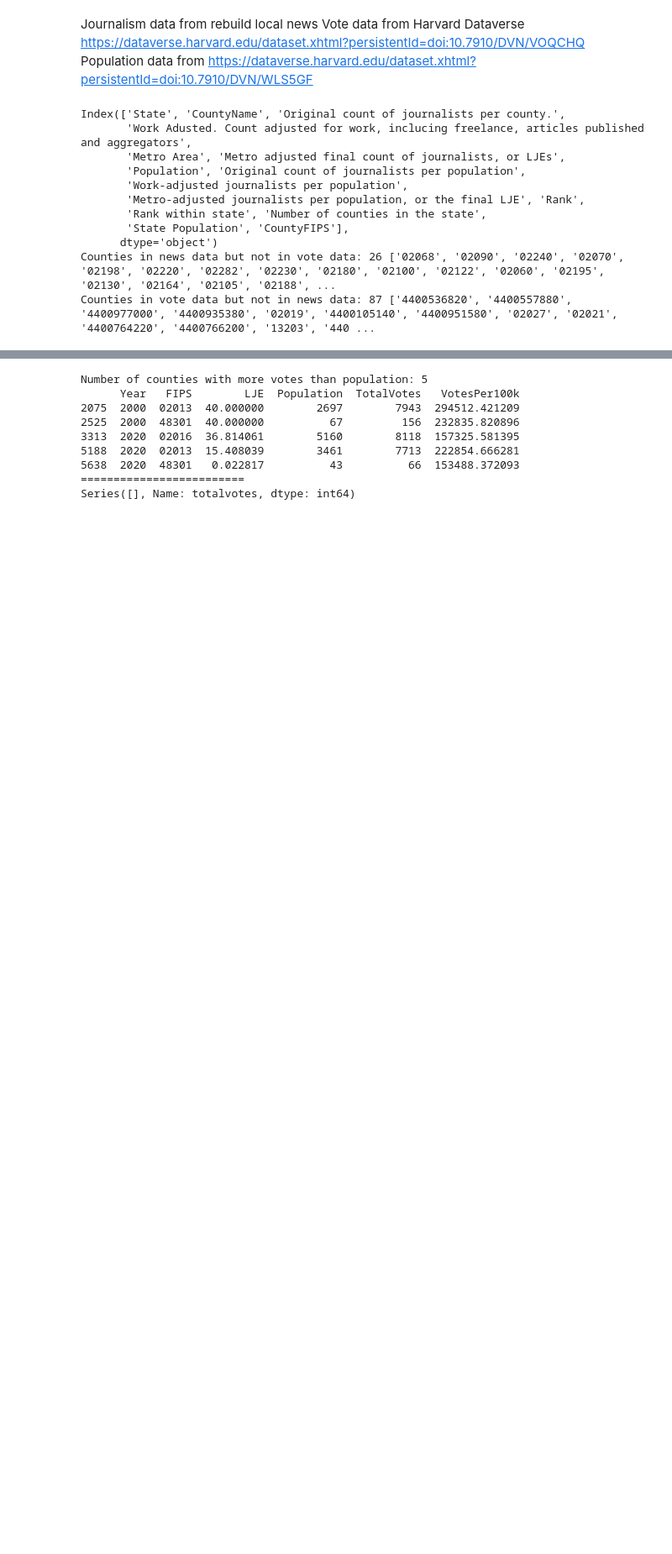
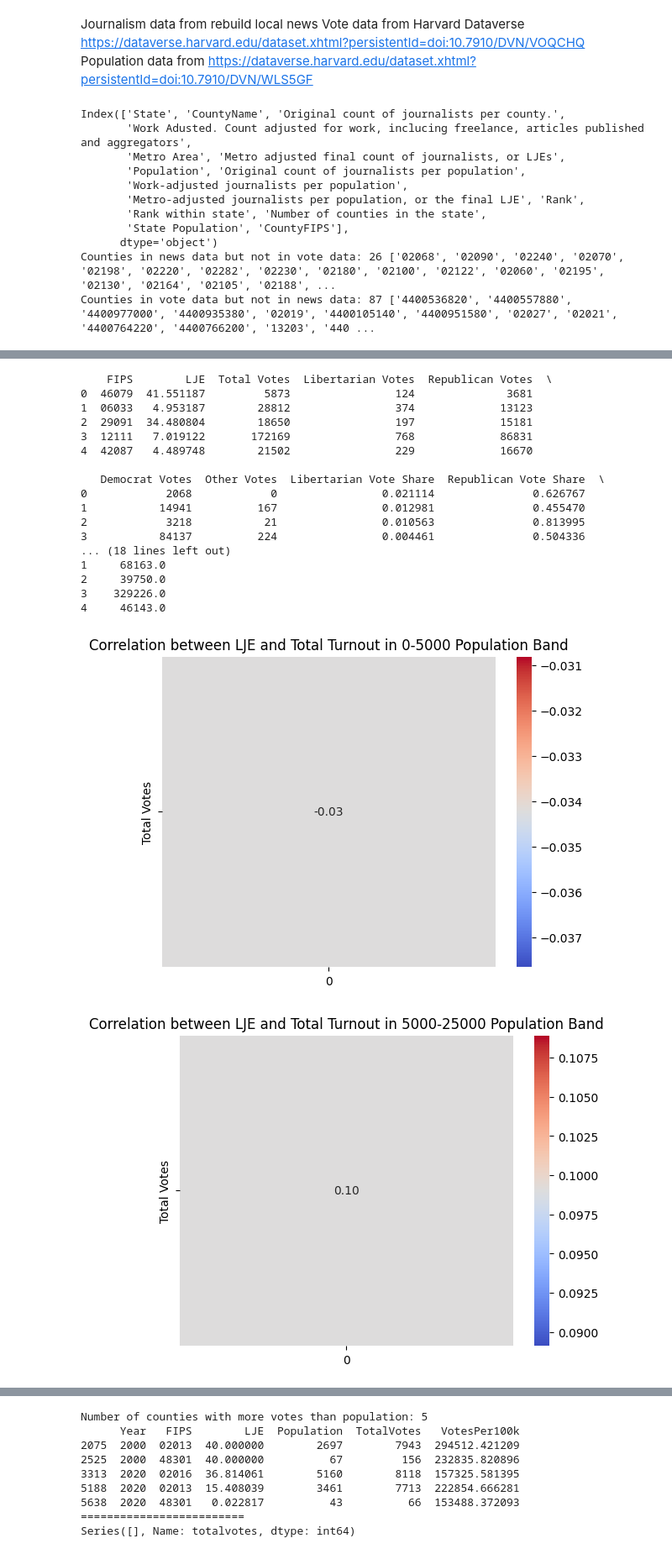
Before and after one commit to abemo/news, a Jupyter notebook: analysis.ipynb, the cells around one changed output, grey strips where cells are left out. Shown at 84% size. Saved outputs shown, nothing was run; the diff lists cells and outputs as text; code cells hidden in the pictures; blank space fills up the shorter version.

```diff
--- a/analysis.ipynb
+++ b/analysis.ipynb
@@ -114,0 +172,39 @@ plt.show()
+# %%
+for band, (lower, higher) in population_bands.items():
+    banded_turnout_data = data[(data['population'] >= lower) & (data['population'] < higher)]
+    # does LJE correlate with vote shares in this band?
+    banded_correlation = banded_turnout_data[['Libertarian Vote Share', 'Republican Vote Share', 'Democrat Vote Share', 'Other Vote Share']].corrwith(banded_turnout_data['LJE'])
+    sns.heatmap(banded_correlation.to_frame(), annot=True, cmap='coolwarm', fmt='.2f')
+    plt.title(f'Correlation between LJE and Vote Shares in {band} Population Band')
+    plt.show()
+# %%
+# how does the LJE affect total turnout in each population band?
+print(data.head())
+# banded_turnout_data = data
+for band, (lower, higher) in population_bands.items():
+    banded_turnout_data = data[(data['population'] >= lower) & (data['population'] < higher)]
+    # does LJE correlate with total turnout in this band?
+    turnout_correlation = banded_turnout_data[['Total Votes']].corrwith(banded_turnout_data['LJE'])
+    sns.heatmap(turnout_correlation.to_frame(), annot=True, cmap='coolwarm', fmt='.2f')
+    plt.title(f'Correlation between LJE and Total Turnout in {band} Population Band')
+    plt.show()
+# %% [output]
+    FIPS        LJE  Total Votes  Libertarian Votes  Republican Votes  \
+0  46079  41.551187         5873                124              3681
+1  06033   4.953187        28812                374             13123
+2  29091  34.480804        18650                197             15181
+3  12111   7.019122       172169                768             86831
+4  42087   4.489748        21502                229             16670
+
+   Democrat Votes  Other Votes  Libertarian Vote Share  Republican Vote Share  \
+0            2068            0                0.021114               0.626767
+1           14941          167                0.012981               0.455470
+2            3218           21                0.010563               0.813995
+3           84137          224                0.004461               0.504336
+... (18 lines left out)
+1     68163.0
+2     39750.0
+3    329226.0
+4     46143.0
+[figure, added]
+[figure, added]
```
Also changed, not shown: parts of 9 cells of this notebook, 1 other file.
